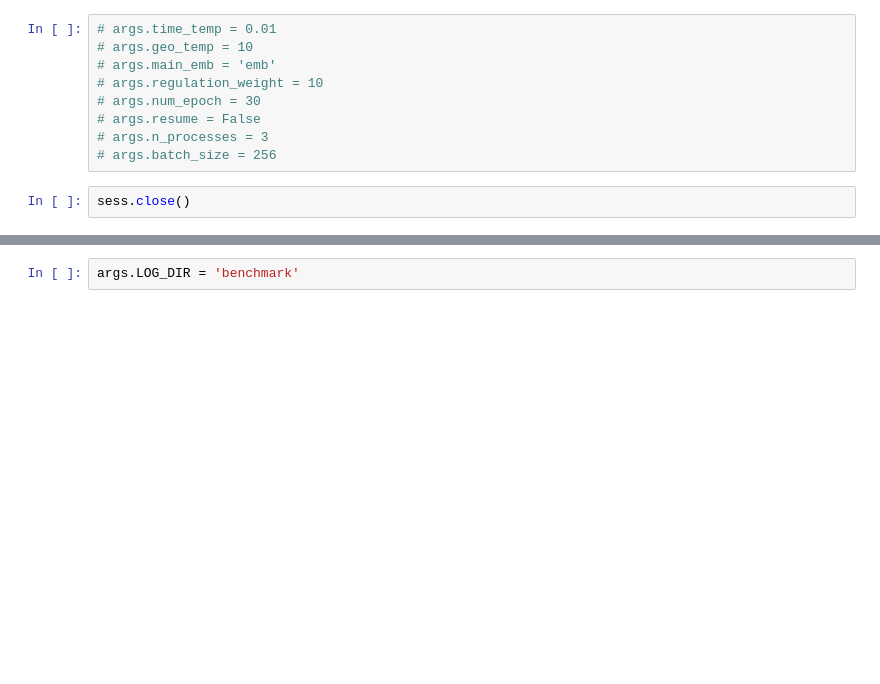
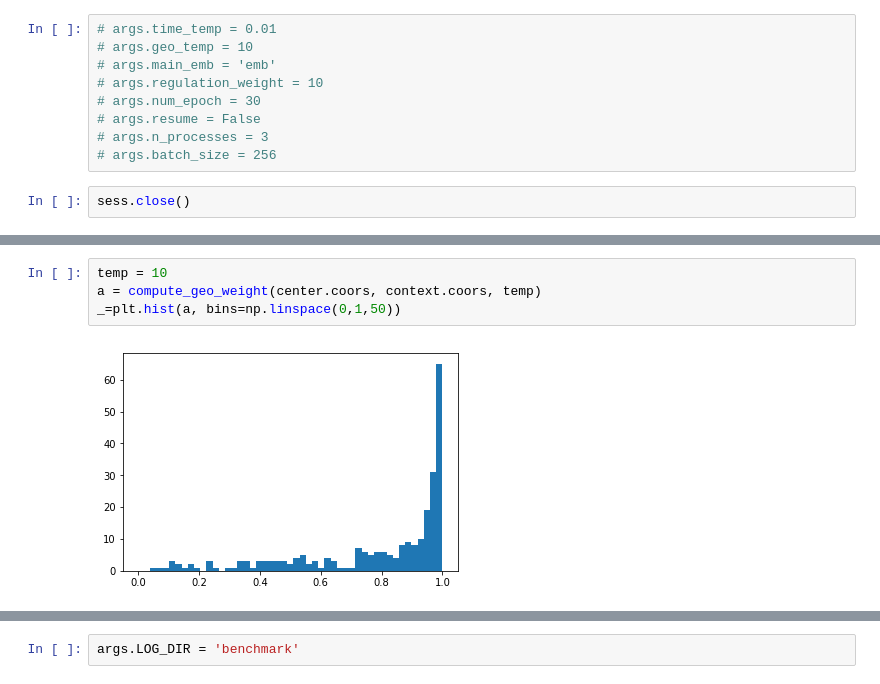
Before and after one commit to kunrenzhilu/STgram, a Jupyter notebook: STSkipgram.ipynb, the cells around one changed output, grey strips where cells are left out. Cells and saved outputs as stored; diff of their text form; blank space fills up the shorter version.

```diff
--- a/STSkipgram.ipynb
+++ b/STSkipgram.ipynb
@@ -160,0 +212,6 @@ KeyboardInterrupt:
+# %%
+temp = 10
+a = compute_geo_weight(center.coors, context.coors, temp)
+_=plt.hist(a, bins=np.linspace(0,1,50))
+# %% [output]
+[figure, added]
```
Also changed, not shown: parts of 21 cells of this notebook, 7 other files.
